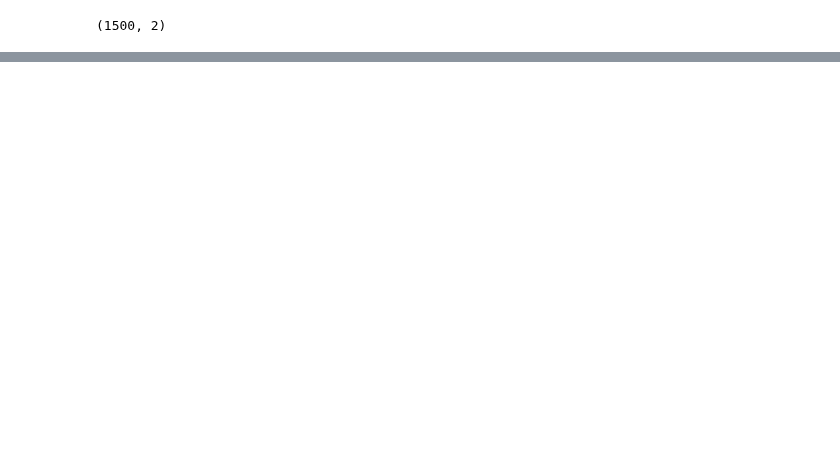
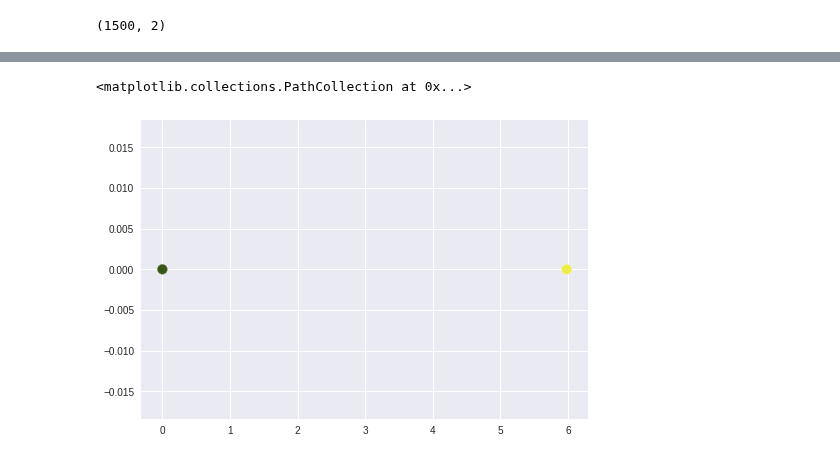
Before and after one commit to subodhchhabra/ai, a Jupyter notebook: notebooks/2019_tf/autoencoders_tabular.ipynb, the cells around one changed output, grey strips where cells are left out. Drawn from its saved outputs; the diff is of its cells as text; code cells hidden in the pictures; blank space fills up the shorter version.

```diff
--- a/notebooks/2019_tf/autoencoders_tabular.ipynb
+++ b/notebooks/2019_tf/autoencoders_tabular.ipynb
@@ -596,0 +646,6 @@ quite obviously we ware emphasizing the group loss way too much
+# %%
+import pandas as pd
+
+new_df = pd.read_csv('./insurance-customers-300.csv', sep=';')
+new_one_hot_groups = pd.DataFrame(to_categorical(new_df['group']), columns={'red', 'green', 'yellow'})
+new_main = new_df.drop('group', axis='columns')
@@ -596,0 +670,16 @@ quite obviously we ware emphasizing the group loss way too much
+# %%
+# adam = keras.optimizers.Adam()
+# even this high learning rate can not break it (moves it quite a bit, but still same overall shape)
+adam = keras.optimizers.Adam(lr=0.01)
+
+autoencoder.compile(optimizer=adam,
+              loss={'main_output': 'mse', 'group_output': 'categorical_crossentropy'},
+              loss_weights={'main_output': 1., 'group_output': 5000.})
+
+BATCH_SIZE = 1
+EPOCHS=10
+
+%time history = autoencoder.fit(\
+    x={'main_input': new_main, 'group_input': new_one_hot_groups},\
+    y={'main_output': new_main, 'group_output': new_one_hot_groups},\
+    epochs=EPOCHS, batch_size=BATCH_SIZE, shuffle=True, verbose=1)
@@ -596,0 +717,17 @@ quite obviously we ware emphasizing the group loss way too much
+# %%
+main_input = autoencoder.get_layer('main_input').input
+group_input = autoencoder.get_layer('group_input').input
+encode = autoencoder.get_layer('encoder').output
+encoder = Model(inputs=[main_input, group_input], outputs=encode)
+# %%
+latent_representation = encoder.predict(x={'main_input': new_main, 'group_input': new_one_hot_groups})
+colors = new_df['group']
+color_map = ListedColormap(['#AA4444', '#006000', '#EEEE44'])
+
+latent_x = latent_representation[:, 0]
+latent_y = latent_representation[:, 1]
+
+plt.scatter(latent_x, latent_y, alpha=0.5, s=100, marker='o', edgecolors='w', cmap=color_map, c=colors)
+# %% [output]
+<matplotlib.collections.PathCollection at 0x...>
+[figure, added]
```
Also changed, not shown: parts of 51 cells of this notebook.
